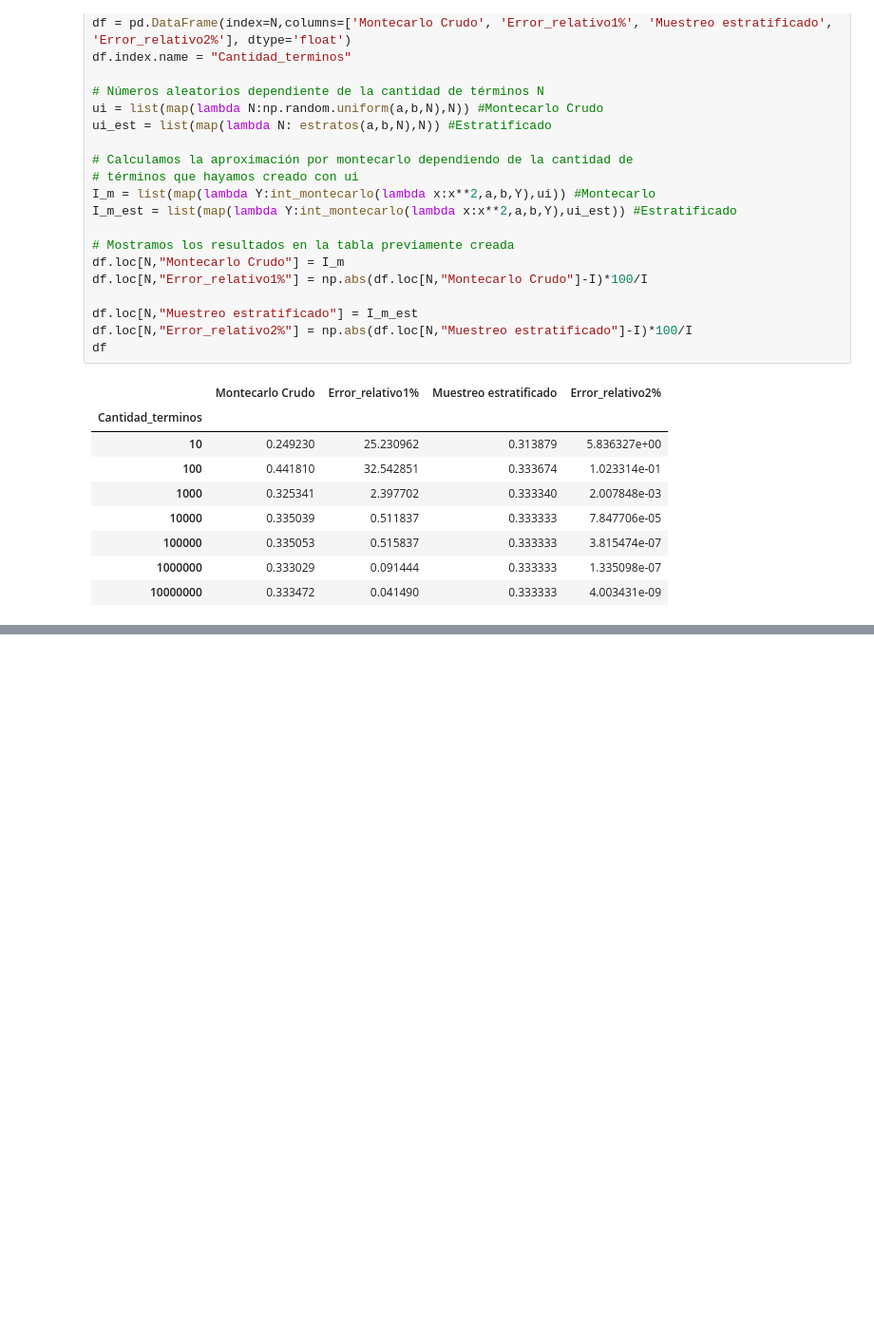
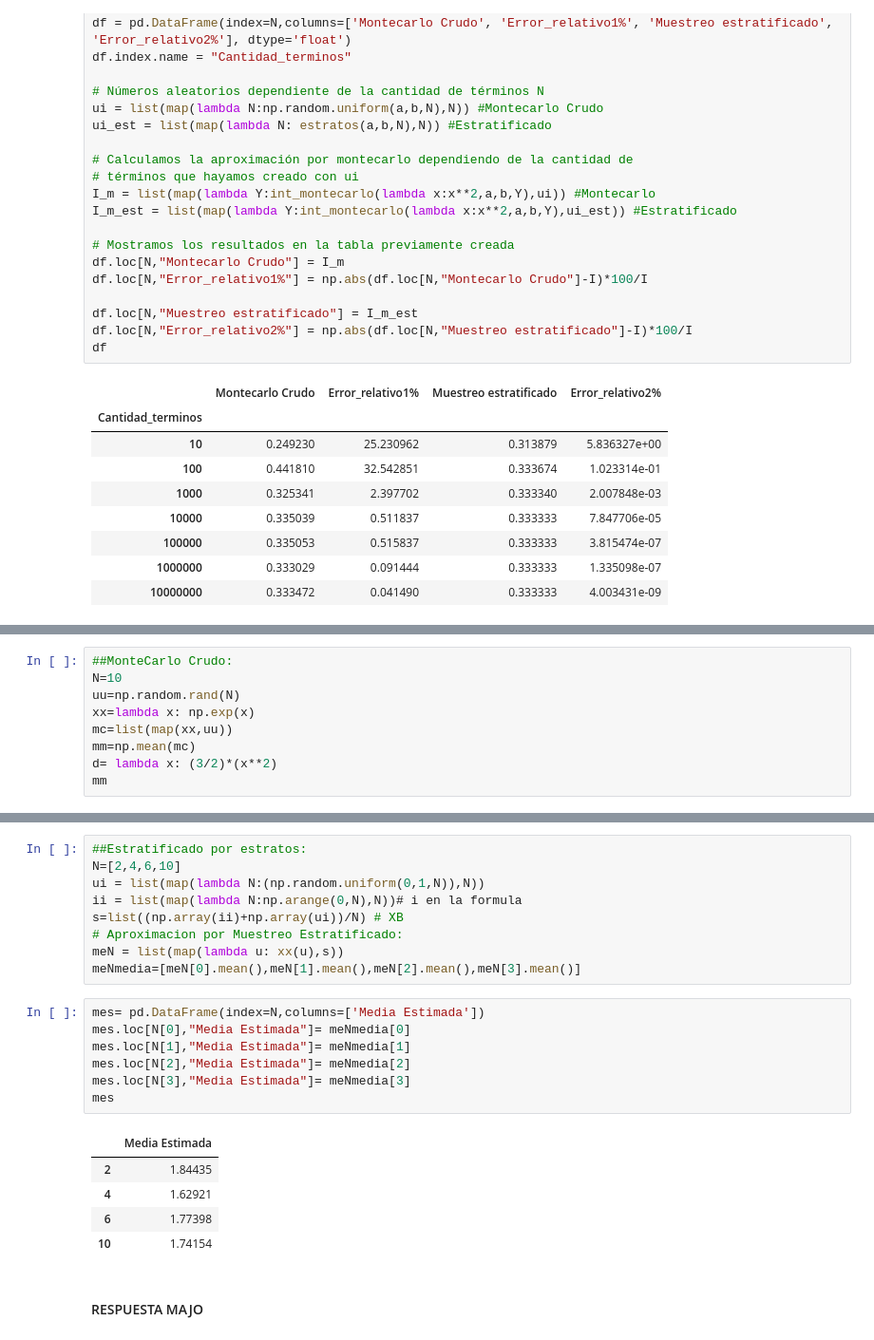
Before and after one commit to Sofiagarciaif/Tarea7_CantuM_GarciaS, a Jupyter notebook: Tarea7.ipynb, the cells around one changed output, grey strips where cells are left out. Shown at 95% size. Cells and saved outputs as stored; diff of their text form; blank space fills up the shorter version.

```diff
--- a/Tarea7.ipynb
+++ b/Tarea7.ipynb
@@ -93,0 +166,9 @@ df
+# %%
+##MonteCarlo Crudo:
+N=10
+uu=np.random.rand(N)
+xx=lambda x: np.exp(x)
+mc=list(map(xx,uu))
+mm=np.mean(mc)
+d= lambda x: (3/2)*(x**2)
+mm
@@ -93,0 +209,24 @@ df
+# %%
+##Estratificado por estratos:
+N=[2,4,6,10]
+ui = list(map(lambda N:(np.random.uniform(0,1,N)),N))
+ii = list(map(lambda N:np.arange(0,N),N))# i en la formula
+s=list((np.array(ii)+np.array(ui))/N) # XB
+# Aproximacion por Muestreo Estratificado:
+meN = list(map(lambda u: xx(u),s))
+meNmedia=[meN[0].mean(),meN[1].mean(),meN[2].mean(),meN[3].mean()]
+# %%
+mes= pd.DataFrame(index=N,columns=['Media Estimada'])
+mes.loc[N[0],"Media Estimada"]= meNmedia[0]
+mes.loc[N[1],"Media Estimada"]= meNmedia[1]
+mes.loc[N[2],"Media Estimada"]= meNmedia[2]
+mes.loc[N[3],"Media Estimada"]= meNmedia[3]
+mes
+# %% [output]
+|  | Media Estimada |
+| 2 | 1.84435 |
+| 4 | 1.62921 |
+| 6 | 1.77398 |
+| 10 | 1.74154 |
+# %% [markdown]
+#### RESPUESTA MAJO
```
Also changed, not shown: parts of 19 cells of this notebook.
